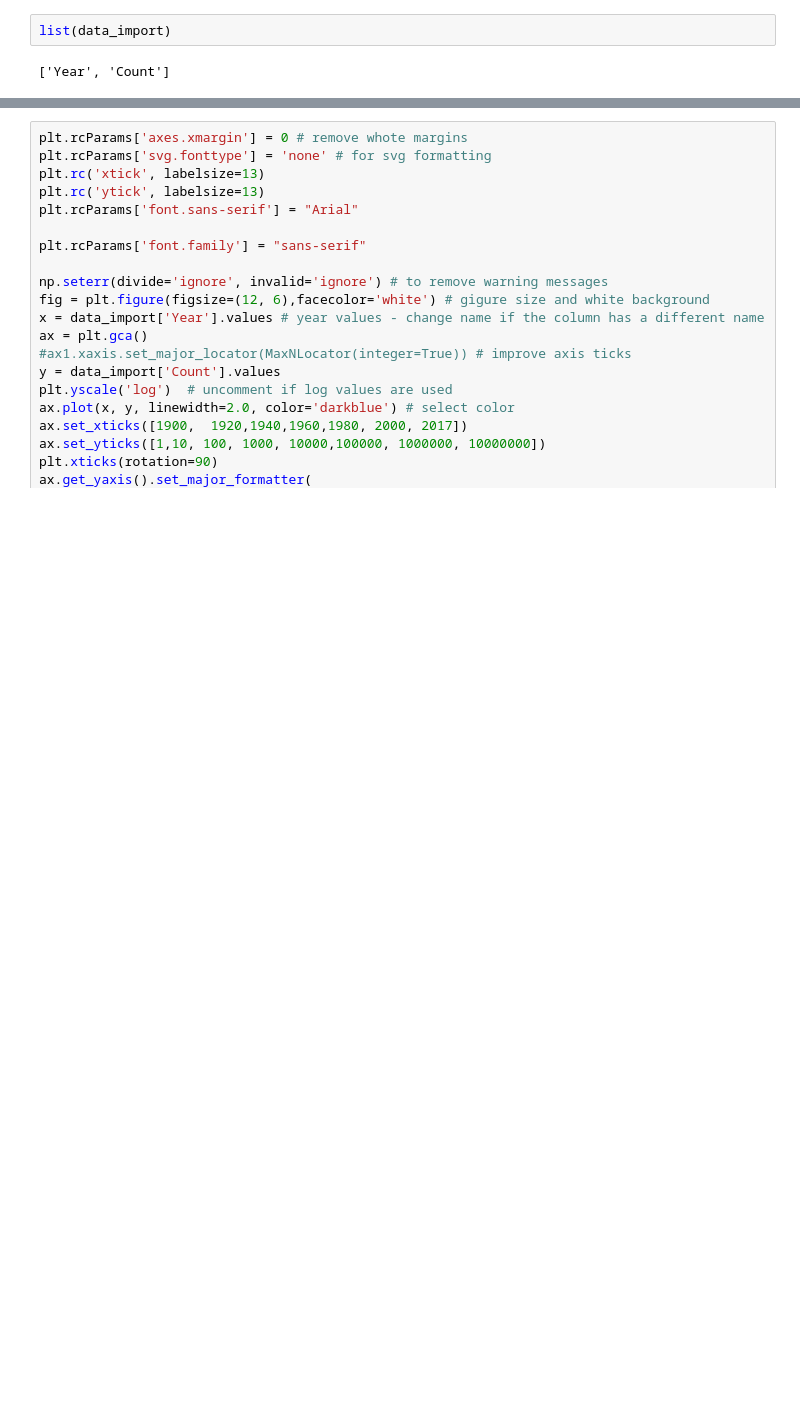
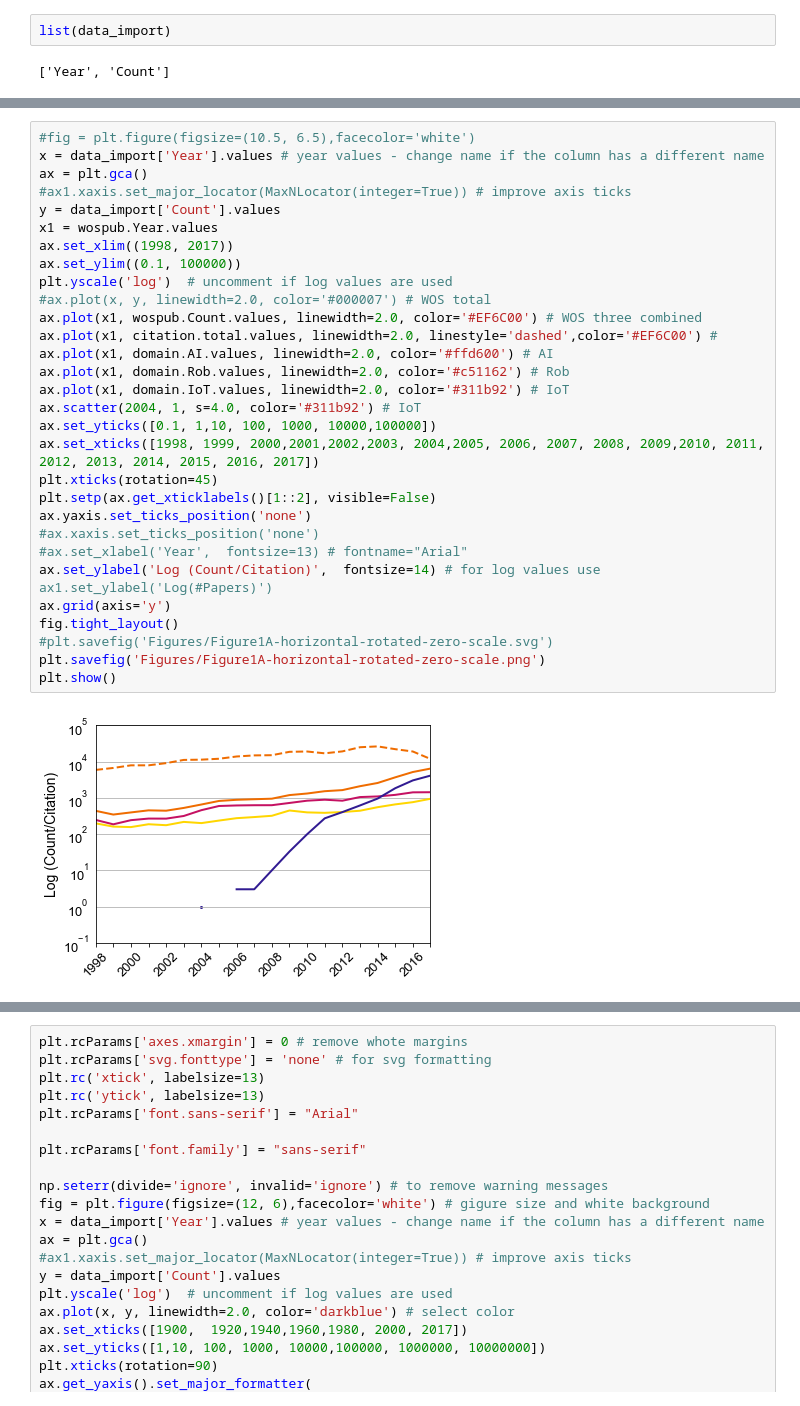
Before and after one commit to cns-iu/AICoEvolution, a Jupyter notebook: Code/Figure1A-WOS-per-year.ipynb, the cells around one changed output, grey strips where cells are left out. Drawn from its saved outputs; the diff is of its cells as text; blank space fills up the shorter version.

```diff
--- a/Code/Figure1A-WOS-per-year.ipynb
+++ b/Code/Figure1A-WOS-per-year.ipynb
@@ -22,0 +124,32 @@ list(data_import)
+# %%
+#fig = plt.figure(figsize=(10.5, 6.5),facecolor='white')
+x = data_import['Year'].values # year values - change name if the column has a different name
+ax = plt.gca()
+#ax1.xaxis.set_major_locator(MaxNLocator(integer=True)) # improve axis ticks
+y = data_import['Count'].values
+x1 = wospub.Year.values
+ax.set_xlim((1998, 2017))
+ax.set_ylim((0.1, 100000))
+plt.yscale('log')  # uncomment if log values are used
+#ax.plot(x, y, linewidth=2.0, color='#000007') # WOS total
+ax.plot(x1, wospub.Count.values, linewidth=2.0, color='#EF6C00') # WOS three combined
+ax.plot(x1, citation.total.values, linewidth=2.0, linestyle='dashed',color='#EF6C00') #
+ax.plot(x1, domain.AI.values, linewidth=2.0, color='#ffd600') # AI
+ax.plot(x1, domain.Rob.values, linewidth=2.0, color='#c51162') # Rob
+ax.plot(x1, domain.IoT.values, linewidth=2.0, color='#311b92') # IoT
+ax.scatter(2004, 1, s=4.0, color='#311b92') # IoT
+ax.set_yticks([0.1, 1,10, 100, 1000, 10000,100000])
+ax.set_xticks([1998, 1999, 2000,2001,2002,2003, 2004,2005, 2006, 2007, 2008, 2009,2010, 2011, 2012, 2013, 2014, 2015, 2016, 2017])
+plt.xticks(rotation=45)
+plt.setp(ax.get_xticklabels()[1::2], visible=False)
+ax.yaxis.set_ticks_position('none')
+#ax.xaxis.set_ticks_position('none')
+#ax.set_xlabel('Year',  fontsize=13) # fontname="Arial"
+ax.set_ylabel('Log (Count/Citation)',  fontsize=14) # for log values use ax1.set_ylabel('Log(#Papers)')
+ax.grid(axis='y')
+fig.tight_layout()
+#plt.savefig('Figures/Figure1A-horizontal-rotated-zero-scale.svg')
+plt.savefig('Figures/Figure1A-horizontal-rotated-zero-scale.png')
+plt.show()
+# %% [output]
+[figure, added]
```
Also changed, not shown: parts of 28 cells of this notebook, 4 other files.
